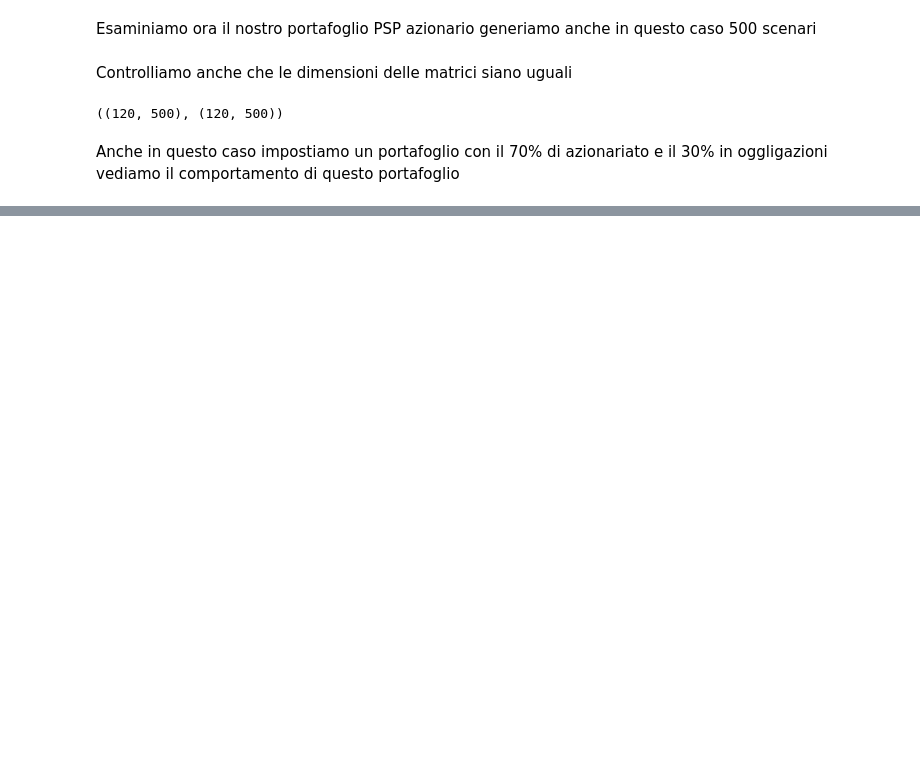
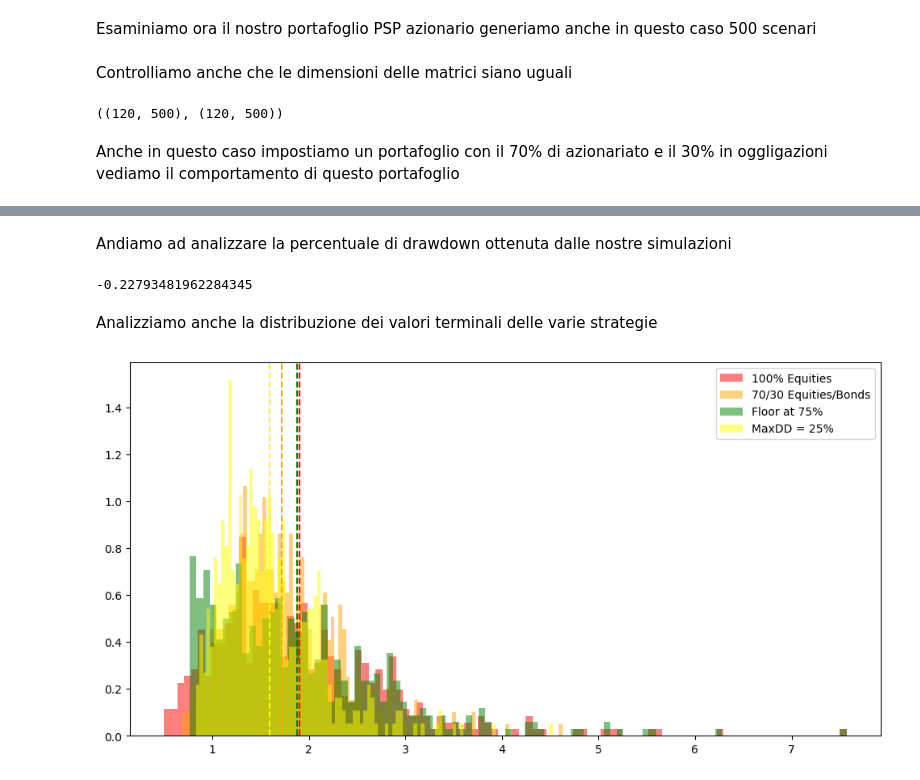
Before and after one commit to fdalforno/investment, a Jupyter notebook: 04-Gestione degli assett e della passività.ipynb, the cells around one changed output, grey strips where cells are left out. Cells and saved outputs as stored; diff of their text form; code cells hidden in the pictures; blank space fills up the shorter version.

```diff
--- a/04-Gestione degli assett e della passività.ipynb
+++ b/04-Gestione degli assett e della passività.ipynb
@@ -995,0 +1237,8 @@ Ora come vedete il nostro compito sarà quello di trovare una allocazione per so
+# %%
+rets_floor75 = bt_mix(rets_eq, rets_zc, allocator=floor_allocator, floor=.75,  zc_prices=zc_prices[1:])
+pd.concat([terminal_stats(rets_zc, name="ZC", floor=0.75),
+           terminal_stats(rets_eq, name="Eq", floor=0.75),
+           terminal_stats(rets_7030b, name="70/30", floor=0.75),
+           terminal_stats(rets_floor75, name="Floor75", floor=0.75),
+          ],
+          axis=1).round(2)
@@ -995,0 +1325,16 @@ Ora come vedete il nostro compito sarà quello di trovare una allocazione per so
+# %%
+cashrate = 0.02
+monthly_cashreturn = (1+cashrate)**(1/12) - 1
+rets_cash = pd.DataFrame(data= monthly_cashreturn, index=rets_eq.index, columns=rets_eq.columns)
+rets_maxdd25 = bt_mix(rets_eq, rets_cash, allocator=drawdown_allocator, maxdd=.25)
+tv_maxdd25 = terminal_values(rets_maxdd25)
+pd.concat([terminal_stats(rets_zc, name="ZC", floor=0.75),
+           terminal_stats(rets_eq, name="Eq", floor=0.75),
+           terminal_stats(rets_7030b, name="70/30", floor=0.75),
+           terminal_stats(rets_floor75, name="Floor75", floor=0.75),
+           terminal_stats(rets_floor75m1, name="Floor75m1", floor=0.75),
+           terminal_stats(rets_floor75m5, name="Floor75m5", floor=0.75),
+           terminal_stats(rets_floor75m10, name="Floor75m10", floor=0.75),
+           terminal_stats(rets_maxdd25, name="MaxDD25", floor=0.75)
+          ],
+          axis=1).round(2)
@@ -995,0 +1349,28 @@ Ora come vedete il nostro compito sarà quello di trovare una allocazione per so
+# %% [markdown]
+Andiamo ad analizzare la percentuale di drawdown ottenuta dalle nostre simulazioni
+# %%
+summary_stats(rets_maxdd25)["Max Drawdown"].min()
+# %% [output]
+-0.22793481962284345
+# %%
+tv_eq = terminal_values(rets_eq)
+tv_zc = terminal_values(rets_zc)
+tv_7030b = terminal_values(rets_7030b)
+tv_floor75 = terminal_values(rets_floor75)
+tv_floor75m1 = terminal_values(rets_floor75m1)
+# %% [markdown]
+Analizziamo anche la distribuzione dei valori terminali delle varie strategie
+# %%
+plt.figure(figsize=(12, 6))
+bins = 100
+plt.hist(tv_eq, color="red", alpha=0.5 ,label="100% Equities", bins=100, density=True)
+plt.axvline(tv_eq.mean(), ls="--", color="red")
+plt.hist(tv_7030b, color="orange", alpha=0.5 ,label="70/30 Equities/Bonds", bins=100,density=True)
+plt.axvline(tv_7030b.mean(), ls="--", color="orange")
+plt.hist(tv_floor75, color="green", alpha=0.5 ,label="Floor at 75%", bins=100,density=True)
+plt.axvline(tv_floor75.mean(), ls="--", color="green")
+plt.hist(tv_maxdd25, color="yellow", alpha=0.5 ,label="MaxDD = 25%", bins=100,density=True)
+plt.axvline(tv_maxdd25.mean(), ls="--", color="yellow")
+plt.legend();
+# %% [output]
+[figure, added]
```
Also changed, not shown: parts of 51 cells of this notebook, 2 other files.
